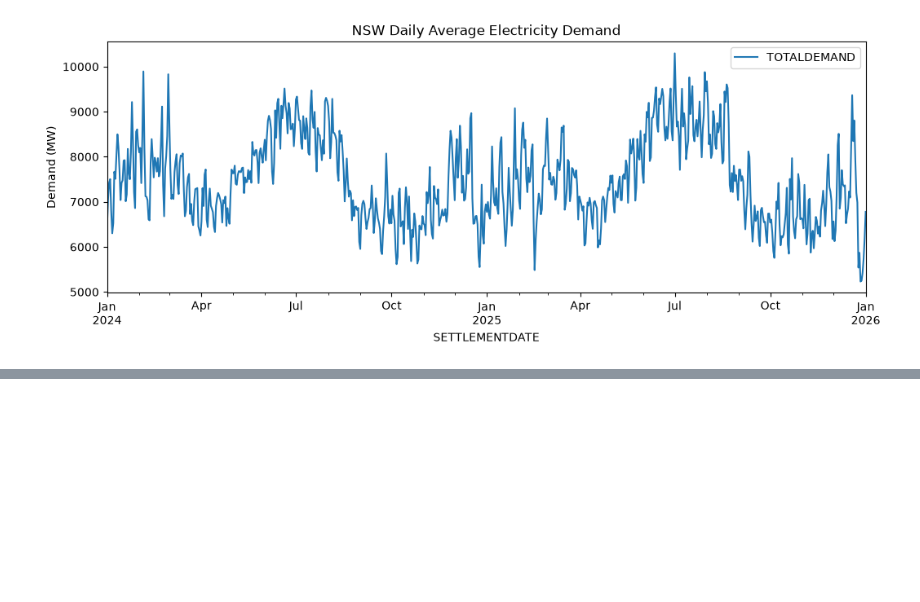
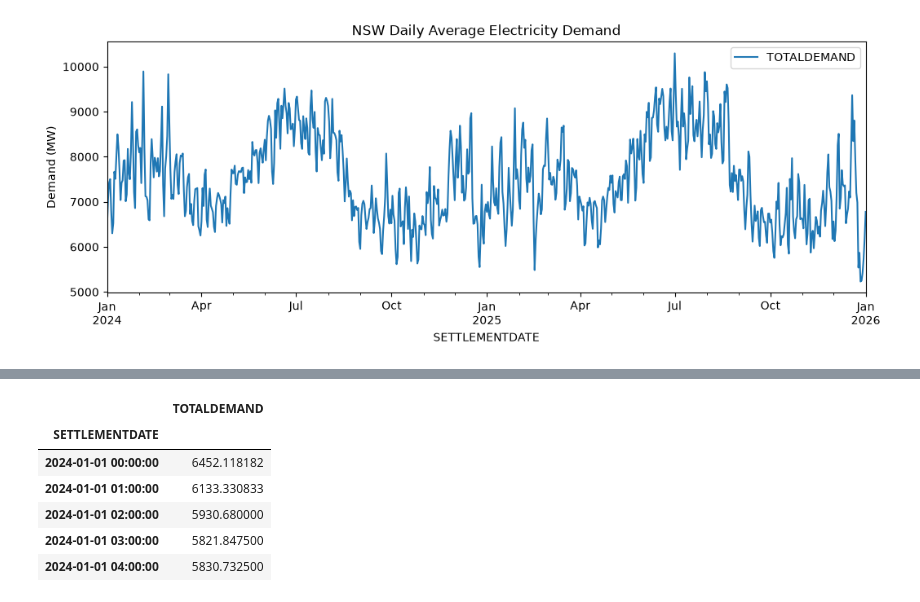
Before and after one commit to hit2412/nsw-electricity-demand-forecast, a Jupyter notebook: notebooks/01_data_exploration.ipynb, the cells around one changed output, grey strips where cells are left out. Cells and saved outputs as stored; diff of their text form; code cells hidden in the pictures; blank space fills up the shorter version.

```diff
--- a/notebooks/01_data_exploration.ipynb
+++ b/notebooks/01_data_exploration.ipynb
@@ -60,0 +104,11 @@ plt.show()
+# %%
+hourly = demand.set_index("SETTLEMENTDATE").resample("h").mean()
+hourly.head()
+# %% [output]
+|  | TOTALDEMAND |
+| SETTLEMENTDATE |  |
+| 2024-01-01 00:00:00 | 6452.118182 |
+| 2024-01-01 01:00:00 | 6133.330833 |
+| 2024-01-01 02:00:00 | 5930.680000 |
+| 2024-01-01 03:00:00 | 5821.847500 |
+| 2024-01-01 04:00:00 | 5830.732500 |
```
Also changed, not shown: parts of 5 cells of this notebook, 1 other file.
